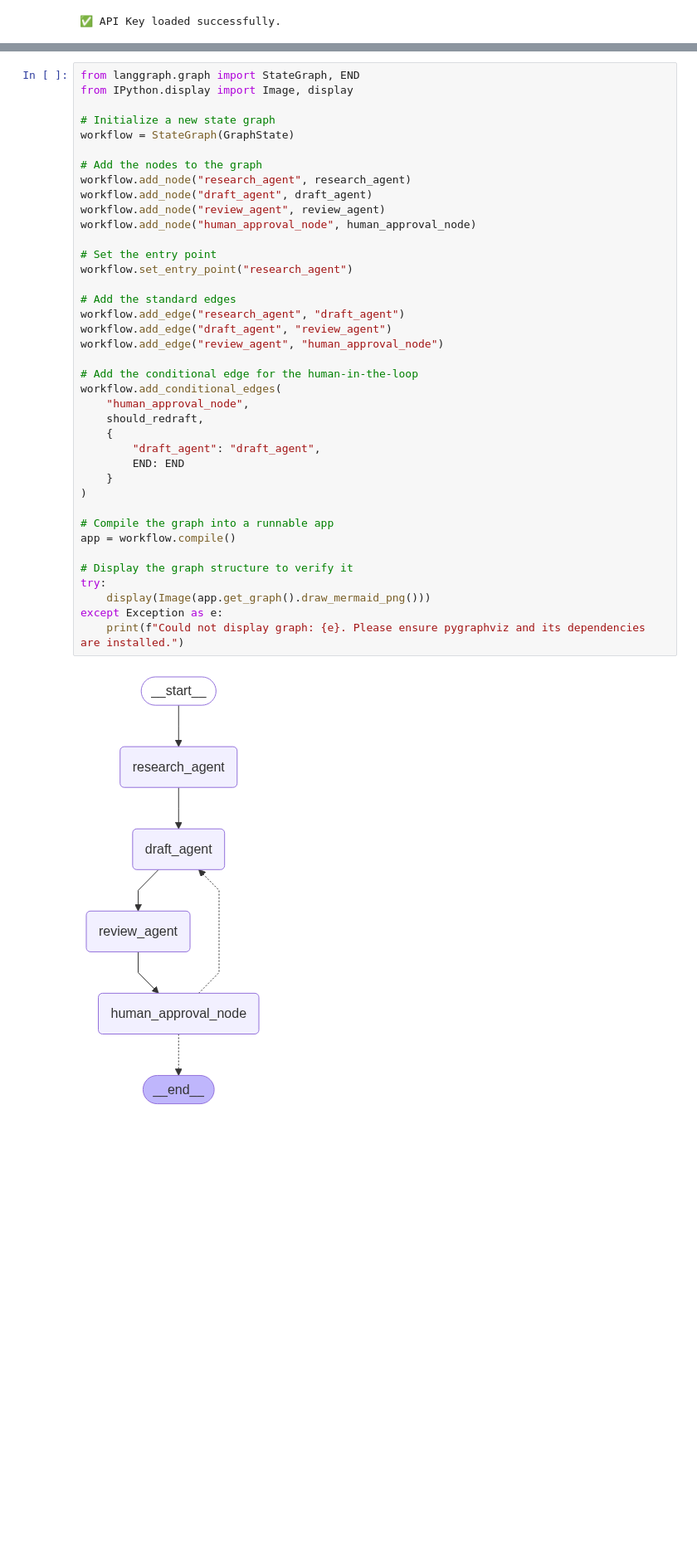
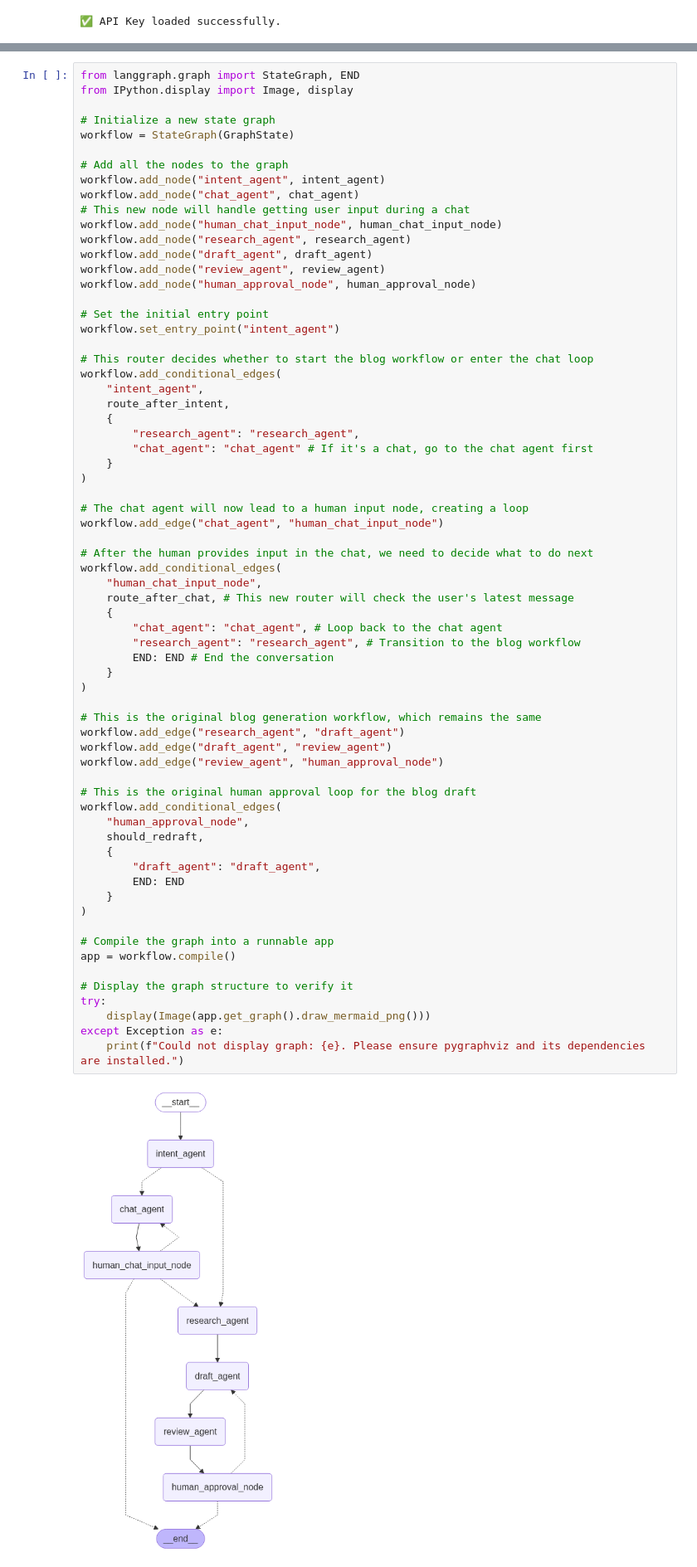
Before and after one commit to Nikhil-O1O5/agentic_ai, a Jupyter notebook: assignments/blog_generation.ipynb, the cells around one changed output, grey strips where cells are left out. Shown at 83% size. Saved outputs shown, nothing was run; the diff lists cells and outputs as text; blank space fills up the shorter version.

Commit message:
correct blog generation system

```diff
--- a/assignments/blog_generation.ipynb
+++ b/assignments/blog_generation.ipynb
@@ -221,39 +211,67 @@ from IPython.display import Image, display
 # Initialize a new state graph
 workflow = StateGraph(GraphState)
 
-# Add the nodes to the graph
+# Add all the nodes to the graph
+workflow.add_node("intent_agent", intent_agent)
+workflow.add_node("chat_agent", chat_agent)
+# This new node will handle getting user input during a chat
+workflow.add_node("human_chat_input_node", human_chat_input_node)
 workflow.add_node("research_agent", research_agent)
 workflow.add_node("draft_agent", draft_agent)
 workflow.add_node("review_agent", review_agent)
 workflow.add_node("human_approval_node", human_approval_node)
 
-# Set the entry point
-workflow.set_entry_point("research_agent")
+# Set the initial entry point
+workflow.set_entry_point("intent_agent")
 
-# Add the standard edges
+# This router decides whether to start the blog workflow or enter the chat loop
+workflow.add_conditional_edges(
+    "intent_agent",
+    route_after_intent,
+    {
+        "research_agent": "research_agent",
+        "chat_agent": "chat_agent" # If it's a chat, go to the chat agent first
+    }
+)
+
+# The chat agent will now lead to a human input node, creating a loop
+workflow.add_edge("chat_agent", "human_chat_input_node")
+
+# After the human provides input in the chat, we need to decide what to do next
+workflow.add_conditional_edges(
+    "human_chat_input_node",
+    route_after_chat, # This new router will check the user's latest message
+    {
+        "chat_agent": "chat_agent", # Loop back to the chat agent
+        "research_agent": "research_agent", # Transition to the blog workflow
+        END: END # End the conversation
+    }
+)
+
+# This is the original blog generation workflow, which remains the same
 workflow.add_edge("research_agent", "draft_agent")
 workflow.add_edge("draft_agent", "review_agent")
 workflow.add_edge("review_agent", "human_approval_node")
 
-# Add the conditional edge for the human-in-the-loop
+# This is the original human approval loop for the blog draft
 workflow.add_conditional_edges(
     "human_approval_node",
     should_redraft,
     {
         "draft_agent": "draft_agent",
         END: END
     }
 )
 
 # Compile the graph into a runnable app
 app = workflow.compile()
 
 # Display the graph structure to verify it
 try:
     display(Image(app.get_graph().draw_mermaid_png()))
 except Exception as e:
     print(f"Could not display graph: {e}. Please ensure pygraphviz and its dependencies are installed.")
 # %% [output]
-[figure, old version]
+[figure, new version]
 # %%
 import json
```
Also changed, not shown: parts of 4 cells of this notebook.
